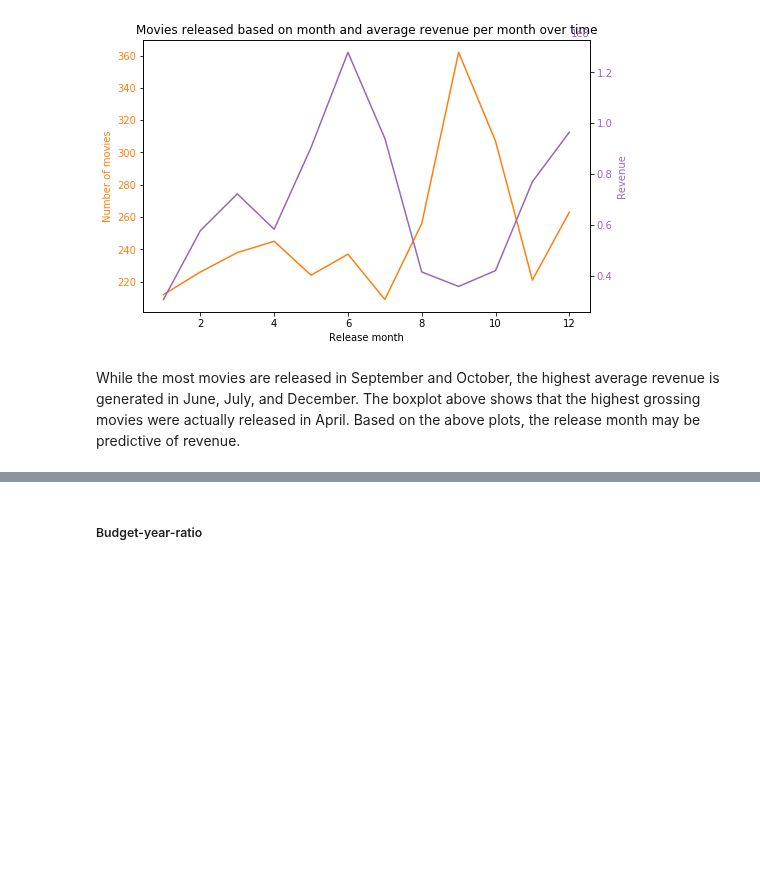
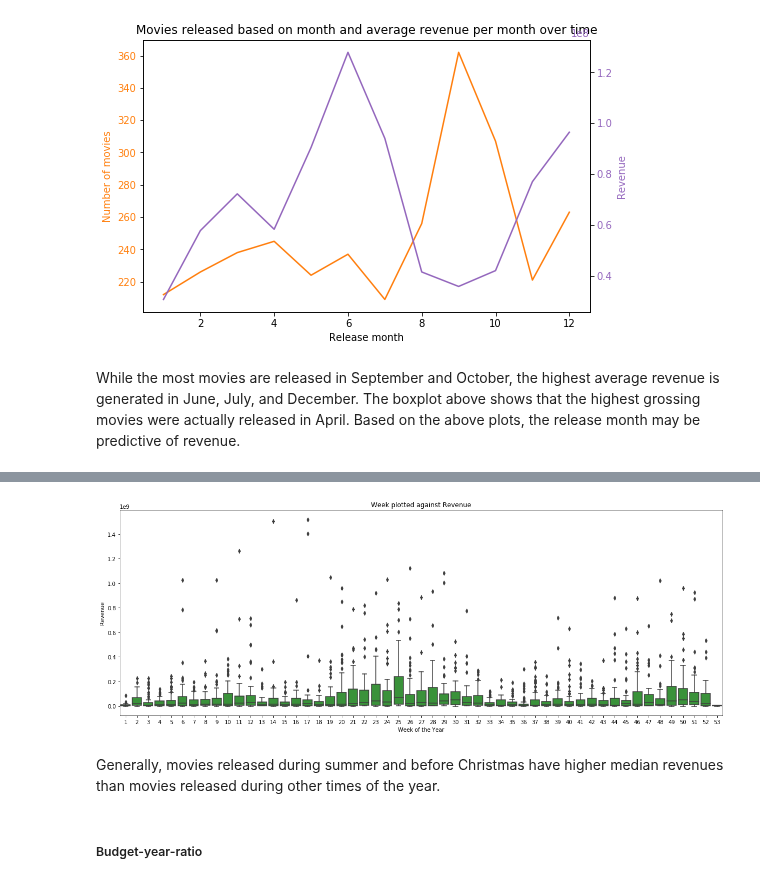
Before and after one commit to julianikulski/tmdb, a Jupyter notebook: tmdb.ipynb, the cells around one changed output, grey strips where cells are left out. Saved outputs shown, nothing was run; the diff lists cells and outputs as text; code cells hidden in the pictures; blank space fills up the shorter version.

```diff
--- a/tmdb.ipynb
+++ b/tmdb.ipynb
@@ -1479,3 +1508,14 @@ While the most movies are released in September and October, the highest average
+# %%
+# Create boxplot for revenue per week
+plt.figure(figsize = [20, 7])
+sb.boxplot(x='release_week', y='revenue', data = temp, color = green)
+plt.xlabel('Week of the Year')
+plt.ylabel('Revenue')
+plt.title('Week plotted against Revenue');
+# %% [output]
+[figure, added]
+# %% [markdown]
+Generally, movies released during summer and before Christmas have higher median revenues than movies released during other times of the year.
 # %% [markdown]
 ##### Budget-year-ratio
 # %%
```
Also changed, not shown: parts of 11 cells of this notebook.
